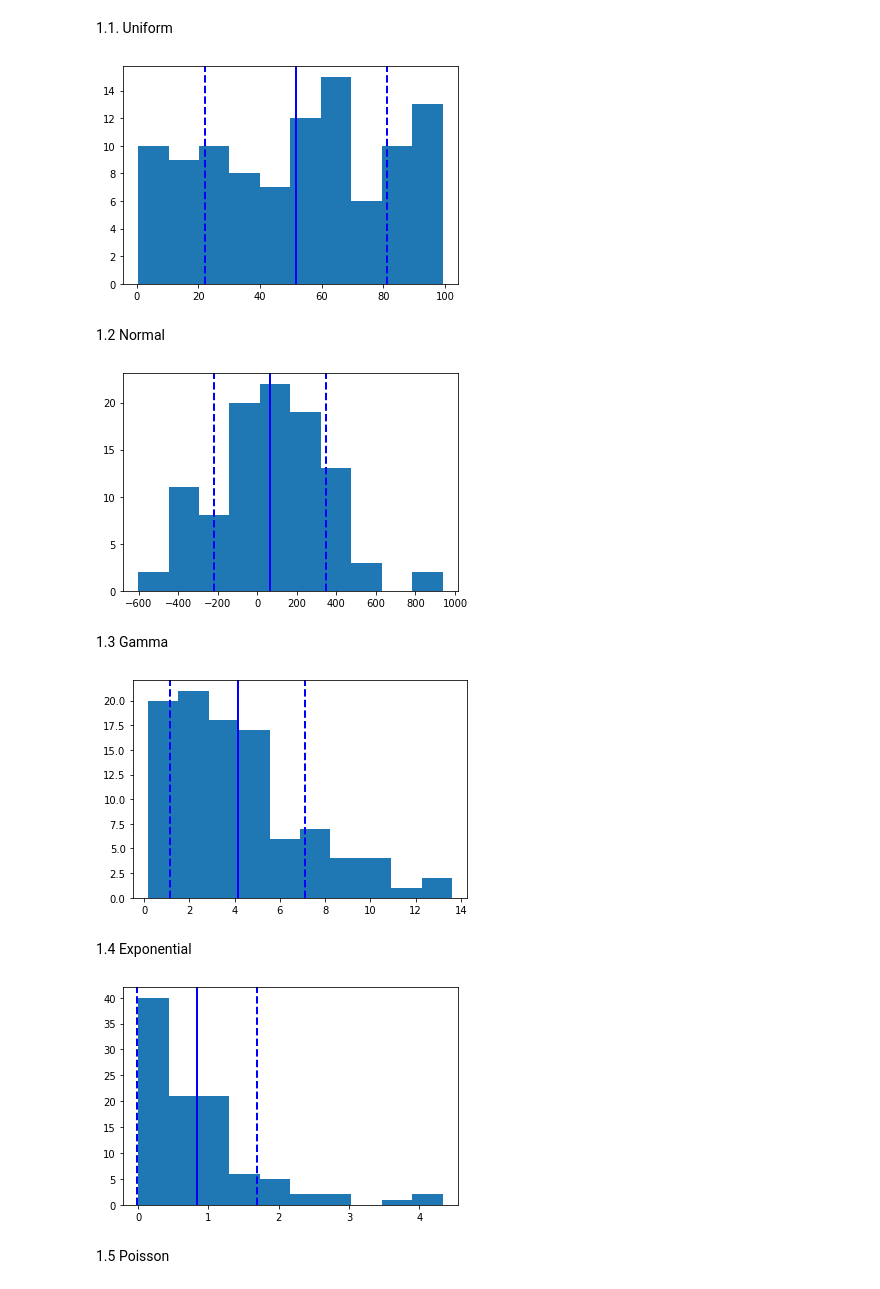
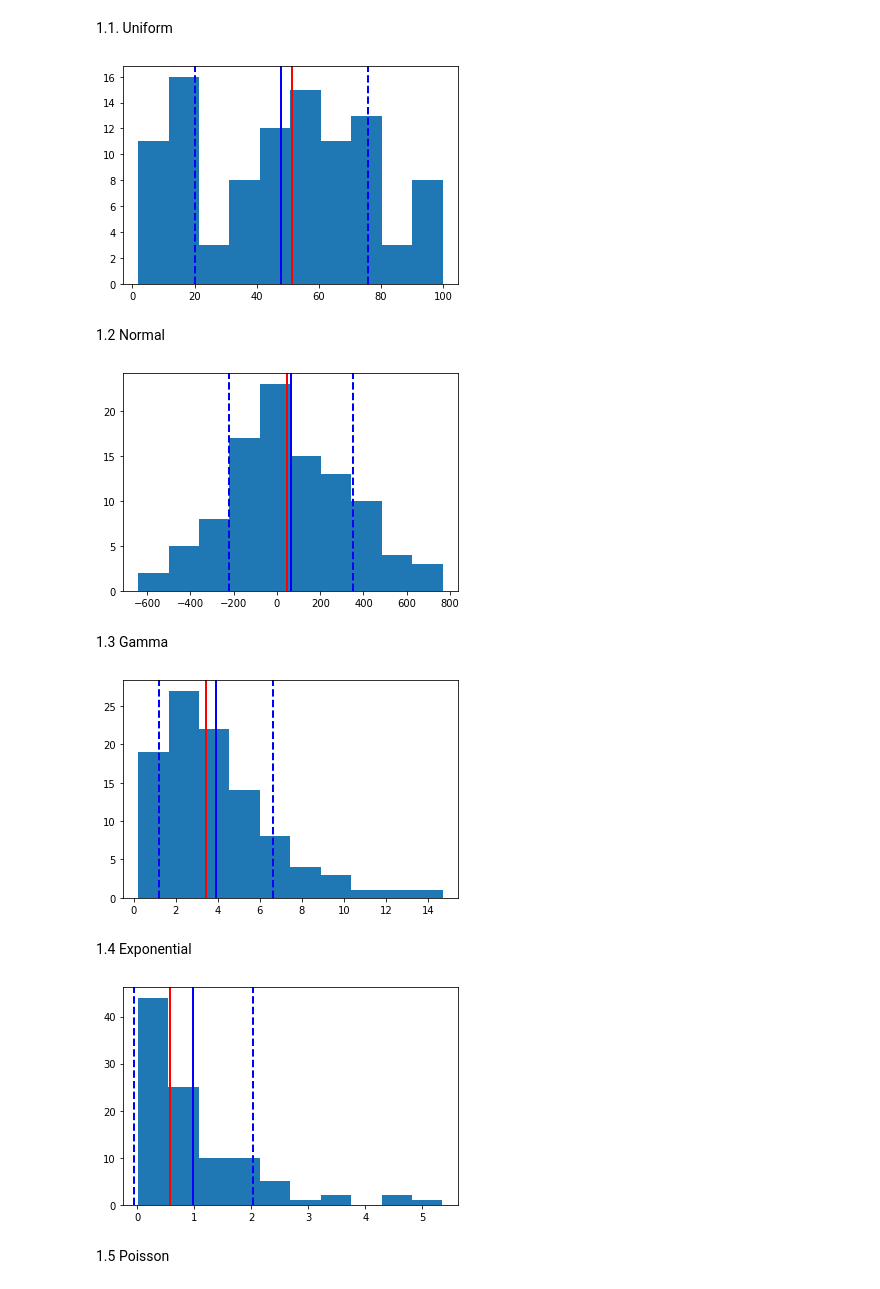
Before and after one commit to matthewmjm/data-science-exercises, a Jupyter notebook: 7-basic-stats-and-probability-with-python/7.8_Data-distributions-normal-and-otherwise.ipynb, the cells around one changed output. Drawn from its saved outputs; the diff is of its cells as text; code cells hidden in the pictures.

```diff
--- a/7-basic-stats-and-probability-with-python/7.8_Data-distributions-normal-and-otherwise.ipynb
+++ b/7-basic-stats-and-probability-with-python/7.8_Data-distributions-normal-and-otherwise.ipynb
@@ -211,25 +211,33 @@ ADDITIONAL ASSIGNMENT
 # %% [markdown]
 1.1. Uniform
 # %%
+import numpy as np
+import pandas as pd
+import matplotlib.pyplot as plt
+%matplotlib inline
+
 # Generate a random variable with 100 datapoints
 distributionvar = np.random.uniform(0, 100, 100)
 
 # Plot the historgram
 plt.hist(distributionvar)
+
+# Add a vertical line at the median
+plt.axvline(np.median(distributionvar), color='r', linestyle='solid', linewidth=2)
 
 # Add a vertical line at the mean
 plt.axvline(distributionvar.mean(), color='b', linestyle='solid', linewidth=2)
 
 # Add a vertical line at one standard deviation above the mean
 plt.axvline(distributionvar.mean() + distributionvar.std(), color='b', linestyle='dashed', linewidth=2)
 
 # Add a vertical line at one standard deviation below the mean
 plt.axvline(distributionvar.mean() - distributionvar.std(), color='b', linestyle='dashed', linewidth=2)
 
 # Print the histogram
 plt.show()
 # %% [output]
-[figure, old version]
+[figure, new version]
 # %% [markdown]
 1.2 Normal
 # %%
@@ -238,6 +246,9 @@ distributionvar = np.random.normal(50, 300, 100)
 
 # Plot the historgram
 plt.hist(distributionvar)
+
+# Add a vertical line at the median
+plt.axvline(np.median(distributionvar), color='r', linestyle='solid', linewidth=2)
 
 # Add a vertical line at the mean
 plt.axvline(distributionvar.mean(), color='b', linestyle='solid', linewidth=2)
@@ -251,7 +262,7 @@ plt.axvline(distributionvar.mean() - distributionvar.std(), color='b', linestyle
 # Print the histogram
 plt.show()
 # %% [output]
-[figure, old version]
+[figure, new version]
 # %% [markdown]
 1.3 Gamma
 # %%
@@ -260,6 +271,9 @@ distributionvar = np.random.gamma(2, 2, 100)
 
 # Plot the historgram
 plt.hist(distributionvar)
+
+# Add a vertical line at the median
+plt.axvline(np.median(distributionvar), color='r', linestyle='solid', linewidth=2)
 
 # Add a vertical line at the mean
 plt.axvline(distributionvar.mean(), color='b', linestyle='solid', linewidth=2)
@@ -273,7 +287,7 @@ plt.axvline(distributionvar.mean() - distributionvar.std(), color='b', linestyle
 # Print the histogram
 plt.show()
 # %% [output]
-[figure, old version]
+[figure, new version]
 # %% [markdown]
 1.4 Exponential
 # %%
@@ -282,6 +296,9 @@ distributionvar = np.random.exponential(1, 100)
 
 # Plot the historgram
 plt.hist(distributionvar)
+
+# Add a vertical line at the median
+plt.axvline(np.median(distributionvar), color='r', linestyle='solid', linewidth=2)
 
 # Add a vertical line at the mean
 plt.axvline(distributionvar.mean(), color='b', linestyle='solid', linewidth=2)
@@ -295,7 +312,7 @@ plt.axvline(distributionvar.mean() - distributionvar.std(), color='b', linestyle
 # Print the histogram
 plt.show()
 # %% [output]
-[figure, old version]
+[figure, new version]
 # %% [markdown]
 1.5 Poisson
 # %%
```
Also changed, not shown: parts of 4 cells of this notebook, 1 other file.
